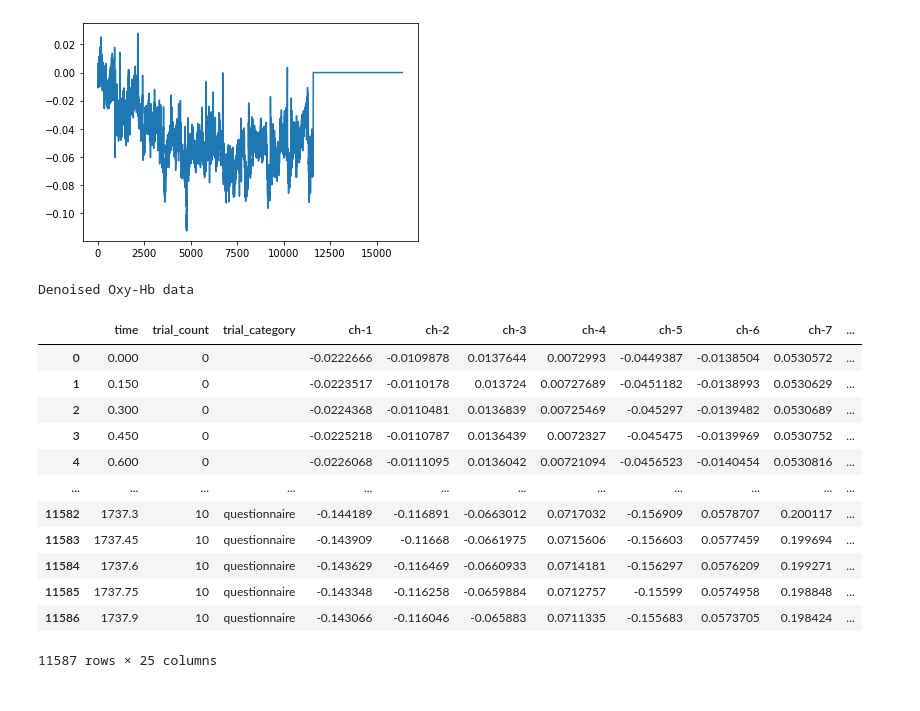
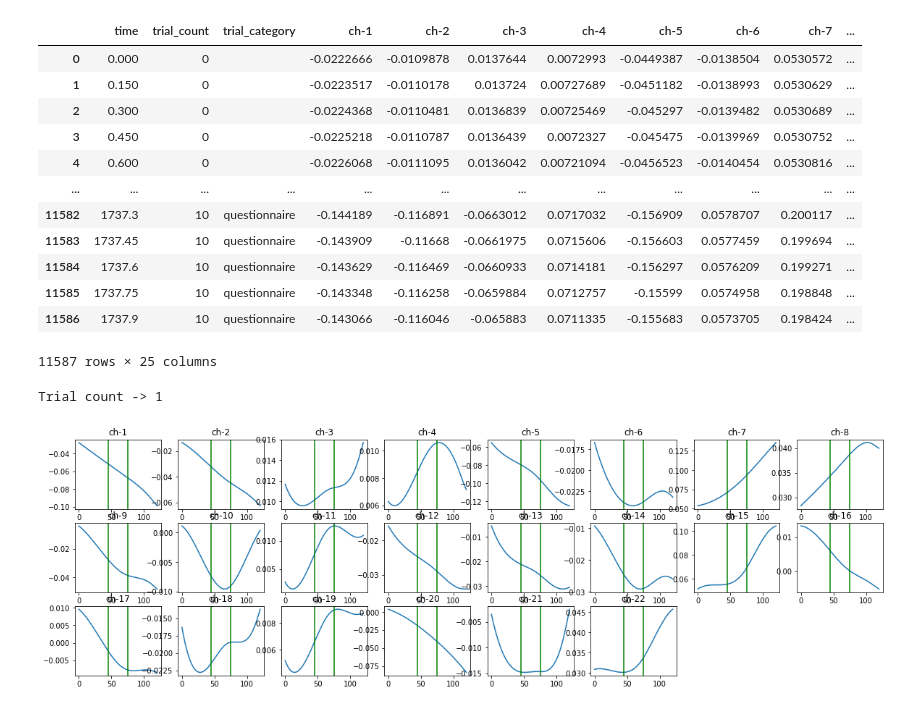
Before and after one commit to YUTATanamoto/nirs-analysis, a Jupyter notebook: analyze-nirs-data.ipynb, the cells around one changed output. Drawn from its saved outputs; the diff is of its cells as text; code cells hidden in the pictures.

Commit message:
add code to dreatte dataframe that contains z-score of task samples

```diff
--- a/analyze-nirs-data.ipynb
+++ b/analyze-nirs-data.ipynb
@@ -33,8 +33,8 @@ temporary_df = pd.read_csv(nirs_data_filepath, names=temporary_names, sep=separa
 # load questionnare data and create dataframe object
 questionnaire_df = pd.read_csv(questionnaire_data_filepath, index_col=0)
 questionnaire_df.insert(0, 'trial_count', (np.arange(len(questionnaire_df))+1).astype(str))
-# print('\nQuestionnaire results')
-# display(questionnaire_df)
+print('\n\nQuestionnaire results')
+display(questionnaire_df)
 
 # create dataframe object that contains oxy-hb data
 oxy_data = temporary_df[[temporary_names[0], temporary_names[2], *temporary_names[4::3]]][data_table_start_row_index:].values
@@ -54,7 +54,7 @@ marker_period_threshold = 120/measurement_period
 valid_marker_boolean_indexes = [*(marker_differences > marker_period_threshold), True]
 marker_indexes = marker_indexes[valid_marker_boolean_indexes]
 num_trials = marker_indexes.shape[0]
-print('\nMarker indexes -> {}'.format(marker_indexes))
+print('\n\nMarker indexes -> {}'.format(marker_indexes))
 # print('\n\n')
 
 trial_counts = np.zeros(len(oxy_df))
@@ -69,7 +69,7 @@ oxy_df.insert(1, 'trial_count', trial_counts.astype(int))
 oxy_df.insert(2, 'trial_category', trial_categories)
 oxy_df = oxy_df.drop('Mark', axis=1)
 oxy_df = oxy_df.rename(columns={'Time(sec)': 'time'})
-print('\nOxy-Hb data')
+print('\n\nOxy-Hb data')
 display(oxy_df)
 
 # denoise data
@@ -80,8 +80,6 @@ info_values = oxy_df[info_labels].values
 oxy_values = oxy_df[oxy_value_labels].values.astype(float).T
 num_paddings = 2**14-oxy_values.shape[1]
 wavelet_input = np.pad(oxy_values, [(0,0),(0,num_paddings)])
-plt.plot(wavelet_input[0])
-plt.show()
 count = 0
 period = 0.15
 frequency = 1/period
@@ -103,30 +101,54 @@ while wavelet_input.shape[1] > 10:
 #         plt.plot(resampled_wavelet_output[0])
 #         plt.show()
         denoised_oxy_values += resampled_wavelet_output
-values_ = np.hstack([info_values, denoised_oxy_values.T[:-num_paddings]])
+denoised_oxy_values = np.hstack([info_values, denoised_oxy_values.T[:-num_paddings]])
 denoised_oxy_df = pd.DataFrame(
-    values_with_times,
+    denoised_oxy_values,
     columns=oxy_df_column_labels
 )
-print('Denoised Oxy-Hb data')
+print('\n\nDenoised Oxy-Hb data')
 display(denoised_oxy_df)
 
 # for each trial, caluculate z-scores of task samples and create dataframe.
+z_normalized_task_samples_list = []
+task_infomations_list = []
 for trial_count in range(1, num_trials+1):
-    print(trial_count)
     query_statement = 'trial_count == {}'.format(trial_count)
     denoised_oxy_df_while_trial = denoised_oxy_df.query(query_statement)
     query_statement = 'trial_count == {} and trial_category == "preceding_rest"'.format(trial_count)
+    denoised_oxy_df_while_preseding_rest = denoised_oxy_df.query(query_statement)
+    query_statement = 'trial_count == {} and trial_category == "task"'.format(trial_count)
     denoised_oxy_df_while_task = denoised_oxy_df.query(query_statement)
-    query_statement = 'trial_count == {} and trial_category == "task"'.format(trial_count)
-    denoised_oxy_df_while_preseding_rest = denoised_oxy_df.query(query_statement)
+    task_infomations = denoised_oxy_df_while_task[info_labels].values
+    task_infomations_list.append(task_infomations)
+    denoised_task_samples = denoised_oxy_df_while_task[oxy_value_labels].values.astype(float).T
+    denoised_task_sample_means = np.mean(denoised_task_samples, axis=1)
+    denoised_task_sample_stds = np.std(denoised_task_samples, axis=1)
+    z_normalized_task_samples = np.zeros(denoised_task_samples.shape)
+    for i in range(denoised_task_samples.shape[0]):
+        z_normalized_task_samples[i] = (denoised_task_samples[i]-denoised_task_sample_means[i])/denoised_task_sample_stds[i]
+    z_normalized_task_samples_list.append(z_normalized_task_samples)
 
     # visualize data
+    print('\n\nTrial count -> {}'.format(trial_count))
     plt.figure(figsize=(20,6))
     for i, channel_label in enumerate(oxy_value_labels):
         plt.subplot(3,8,i+1)
         plt.title(channel_label)
-        plt.plot(denoised_oxy_df_while_task[channel_label].values)
+        samples = denoised_oxy_df_while_trial[channel_label].values[:num_trial_samples+1]
+        times = np.linspace(0, 120, samples.shape[0])
+        plt.plot(times, samples)
+        plt.axvline(x=times[num_preceding_rest_samples], color='green')
+        plt.axvline(x=times[num_preceding_rest_samples+num_task_samples], color='green')
     plt.show()
-    print('\n\n\n')
+
+z_normalized_task_samples_array = np.reshape(np.array(z_normalized_task_samples_list), [2000, 22])
+task_infomations_array = np.reshape(np.array(task_infomations_list), [2000, 3])
+print(task_infomations_array.shape)
+z_normalized_task_sample_df = pd.DataFrame(
+    np.hstack([task_infomations_array, z_normalized_task_samples_array]),
+    columns=oxy_df_column_labels
+)
+print('\n\nZ-normalized Oxy-Hb data')
+display(z_normalized_task_sample_df)
 # %% [output]
@@ -149,15 +185,15 @@ Oxy-Hb data
+|  | time | trial_count | trial_category | ch-1 | ch-2 | ch-3 | ch-4 | ch-5 | ch-6 | ch-7 | ... |
+| 0 | 0.000 | 0 |  | -0.0222666 | -0.0109878 | 0.0137644 | 0.0072993 | -0.0449387 | -0.0138504 | 0.0530572 | ... |
+| 1 | 0.150 | 0 |  | -0.0223517 | -0.0110178 | 0.013724 | 0.00727689 | -0.0451182 | -0.0138993 | 0.0530629 | ... |
+| 2 | 0.300 | 0 |  | -0.0224368 | -0.0110481 | 0.0136839 | 0.00725469 | -0.045297 | -0.0139482 | 0.0530689 | ... |
+| 3 | 0.450 | 0 |  | -0.0225218 | -0.0110787 | 0.0136439 | 0.0072327 | -0.045475 | -0.0139969 | 0.0530752 | ... |
+| 4 | 0.600 | 0 |  | -0.0226068 | -0.0111095 | 0.0136042 | 0.00721094 | -0.0456523 | -0.0140454 | 0.0530816 | ... |
+| ... | ... | ... | ... | ... | ... | ... | ... | ... | ... | ... | ... |
+| 11582 | 1737.3 | 10 | questionnaire | -0.144189 | -0.116891 | -0.0663012 | 0.0717032 | -0.156909 | 0.0578707 | 0.200117 | ... |
+| 11583 | 1737.45 | 10 | questionnaire | -0.143909 | -0.11668 | -0.0661975 | 0.0715606 | -0.156603 | 0.0577459 | 0.199694 | ... |
+| 11584 | 1737.6 | 10 | questionnaire | -0.143629 | -0.116469 | -0.0660933 | 0.0714181 | -0.156297 | 0.0576209 | 0.199271 | ... |
+| 11585 | 1737.75 | 10 | questionnaire | -0.143348 | -0.116258 | -0.0659884 | 0.0712757 | -0.15599 | 0.0574958 | 0.198848 | ... |
+| 11586 | 1737.9 | 10 | questionnaire | -0.143066 | -0.116046 | -0.065883 | 0.0711335 | -0.155683 | 0.0573705 | 0.198424 | ... |
+11587 rows × 25 columns
+Trial count -> 1
-[figure, old version]
+[figure, new version]
-Denoised Oxy-Hb data
-|  | time | trial_count | trial_category | ch-1 | ch-2 | ch-3 | ch-4 | ch-5 | ch-6 | ch-7 | ... |
-| 0 | 0.000 | 0 |  | -0.0222666 | -0.0109878 | 0.0137644 | 0.0072993 | -0.0449387 | -0.0138504 | 0.0530572 | ... |
-| 1 | 0.150 | 0 |  | -0.0223517 | -0.0110178 | 0.013724 | 0.00727689 | -0.0451182 | -0.0138993 | 0.0530629 | ... |
-| 2 | 0.300 | 0 |  | -0.0224368 | -0.0110481 | 0.0136839 | 0.00725469 | -0.045297 | -0.0139482 | 0.0530689 | ... |
-| 3 | 0.450 | 0 |  | -0.0225218 | -0.0110787 | 0.0136439 | 0.0072327 | -0.045475 | -0.0139969 | 0.0530752 | ... |
-| 4 | 0.600 | 0 |  | -0.0226068 | -0.0111095 | 0.0136042 | 0.00721094 | -0.0456523 | -0.0140454 | 0.0530816 | ... |
-| ... | ... | ... | ... | ... | ... | ... | ... | ... | ... | ... | ... |
-| 11582 | 1737.3 | 10 | questionnaire | -0.144189 | -0.116891 | -0.0663012 | 0.0717032 | -0.156909 | 0.0578707 | 0.200117 | ... |
-| 11583 | 1737.45 | 10 | questionnaire | -0.143909 | -0.11668 | -0.0661975 | 0.0715606 | -0.156603 | 0.0577459 | 0.199694 | ... |
-| 11584 | 1737.6 | 10 | questionnaire | -0.143629 | -0.116469 | -0.0660933 | 0.0714181 | -0.156297 | 0.0576209 | 0.199271 | ... |
-| 11585 | 1737.75 | 10 | questionnaire | -0.143348 | -0.116258 | -0.0659884 | 0.0712757 | -0.15599 | 0.0574958 | 0.198848 | ... |
-| 11586 | 1737.9 | 10 | questionnaire | -0.143066 | -0.116046 | -0.065883 | 0.0711335 | -0.155683 | 0.0573705 | 0.198424 | ... |
-11587 rows × 25 columns
```
Also changed, not shown: parts of 3 cells of this notebook.
